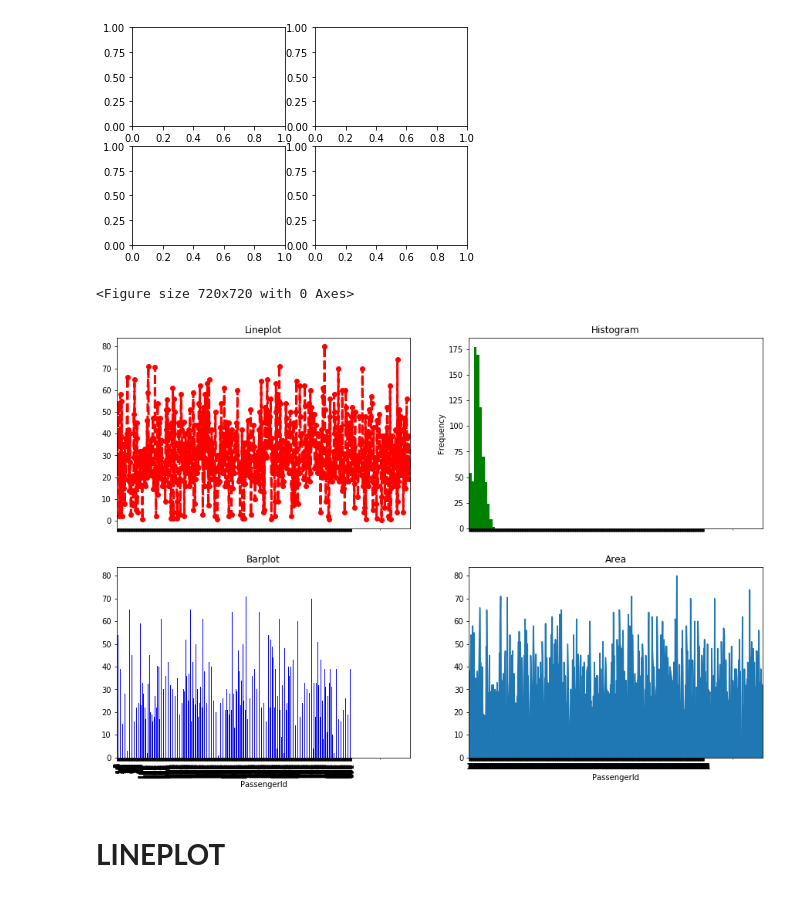
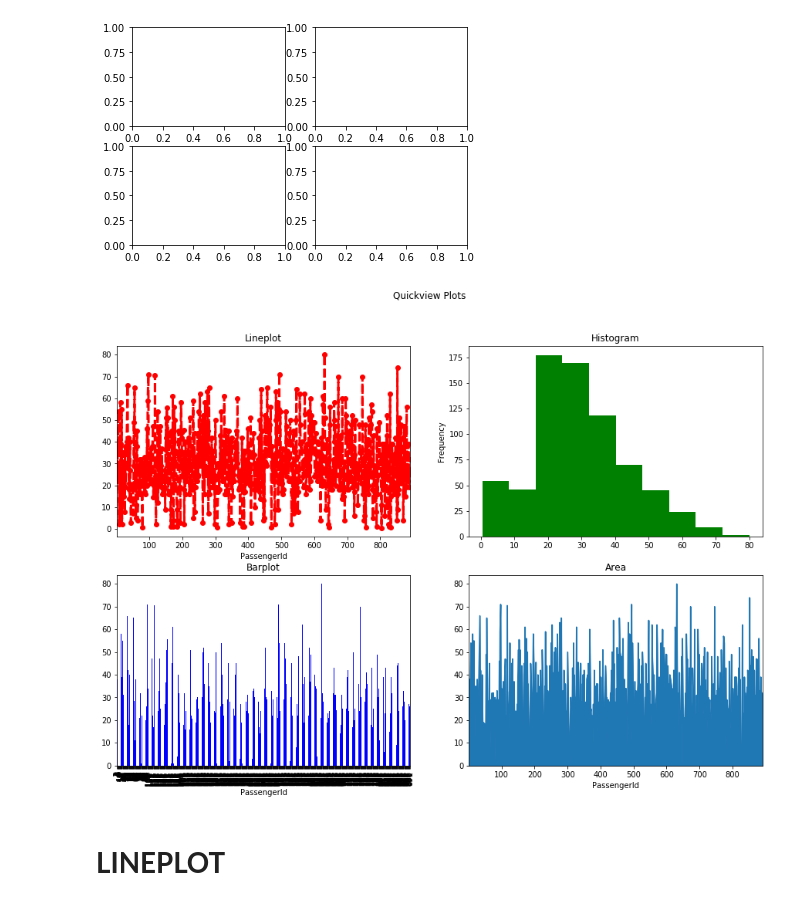
Before and after one commit to fabioba/EDA_Python, a Jupyter notebook: BasicEDA_ShowTell.ipynb, the cells around one changed output. Drawn from its saved outputs; the diff is of its cells as text; code cells hidden in the pictures.

```diff
--- a/BasicEDA_ShowTell.ipynb
+++ b/BasicEDA_ShowTell.ipynb
@@ -20,7 +14,7 @@ help(pd.DataFrame)
 # **Import dataframe**
 Reading csv file using pandas library
 # %%
-df=pd.read_csv("/content/drive/My Drive/Lavoro/Dazn/Show&Tell/EDA(Matplotlib,Sns,Pandas)/Basic/Copia di train.csv",
+df=pd.read_csv("train.csv",
                sep=',',
                index_col='PassengerId')
 print('Columns :{}'.format(df.columns))
@@ -228,34 +230,35 @@ fig, ax_lst = plt.subplots(2, 2)  # a figure with a 2x2 grid of Axes
 <Figure size 432x288 with 0 Axes>
 [figure]
 # %%
-fig=plt.figure(figsize=(10,10))
+#Charts overview
 
+fig,ax=plt.subplots(2,2,            #ax = boxes which include the plots
+                    figsize=(15,10))
 fig.suptitle('Quickview Plots')
-fig,ax=plt.subplots(2,2,sharex=True,figsize=(15,10))#ax corresponds to the box which includes the plot
 
 df['Age'][df['Age'].isnull()==False].plot(kind='line',
-                                          ax=ax[0,0],linestyle='--',
+                                          ax=ax[0,0],
+                                          linestyle='--',
                                           linewidth=3,
                                           color='r',
                                           marker='o')
 ax[0,0].set_title("Lineplot")
 
 df['Age'][df['Age'].isnull()==False].plot(kind='hist',
                                                   ax=ax[0,1],color='g')
 ax[0,1].set_title("Histogram")
 
 df['Age'][df['Age'].isnull()==False].plot(kind='bar',
                                           ax=ax[1,0],color='b')
 ax[1,0].set_title("Barplot")
 
 df['Age'][df['Age'].isnull()==False].plot(kind='area',
                                           ax=ax[1,1])
 ax[1,1].set_title("Area")
 
-plt.show()
+plt.show()#show image
 # %% [output]
-<Figure size 720x720 with 0 Axes>
-[figure, old version]
+[figure, new version]
 # %% [markdown]
 # **LINEPLOT**
 # %%
```
Also changed, not shown: parts of 14 cells of this notebook.
